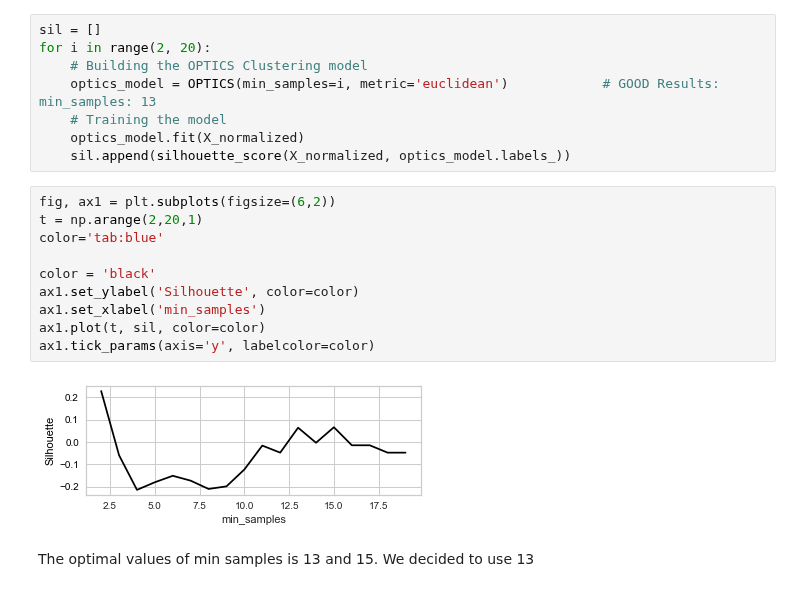
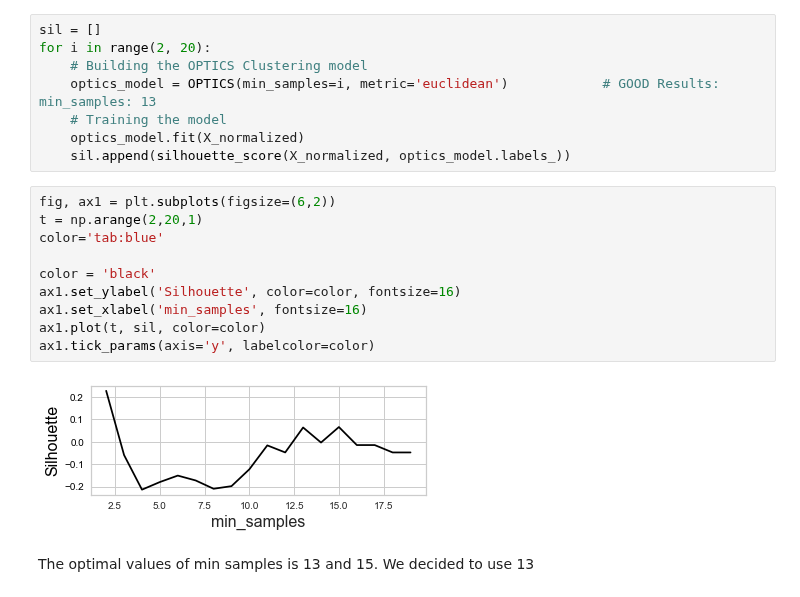
Before and after one commit to gaetanoantonicchio/DataMining-2, a Jupyter notebook: src/Module 4/Advanced Clustering/OPTICS.ipynb, the cells around one changed output. Drawn from its saved outputs; the diff is of its cells as text.

```diff
--- a/src/Module 4/Advanced Clustering/OPTICS.ipynb
+++ b/src/Module 4/Advanced Clustering/OPTICS.ipynb
@@ -139,15 +143,15 @@ for i in range(2, 20):
 # %%
 fig, ax1 = plt.subplots(figsize=(6,2))
 t = np.arange(2,20,1)
 color='tab:blue'
 
 color = 'black'
-ax1.set_ylabel('Silhouette', color=color)
-ax1.set_xlabel('min_samples')
+ax1.set_ylabel('Silhouette', color=color, fontsize=16)
+ax1.set_xlabel('min_samples', fontsize=16)
 ax1.plot(t, sil, color=color)
 ax1.tick_params(axis='y', labelcolor=color)
 # %% [output]
-[figure, old version]
+[figure, new version]
 # %% [markdown]
 The optimal values of min samples is 13 and 15. We decided to use 13
 # %%
```
Also changed, not shown: parts of 3 cells of this notebook, 3 other files.
